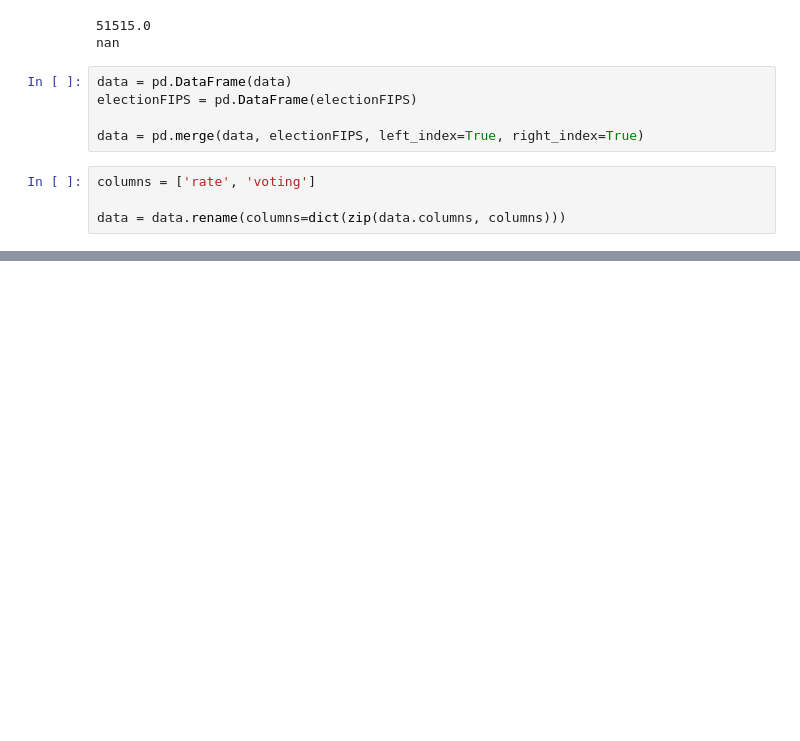
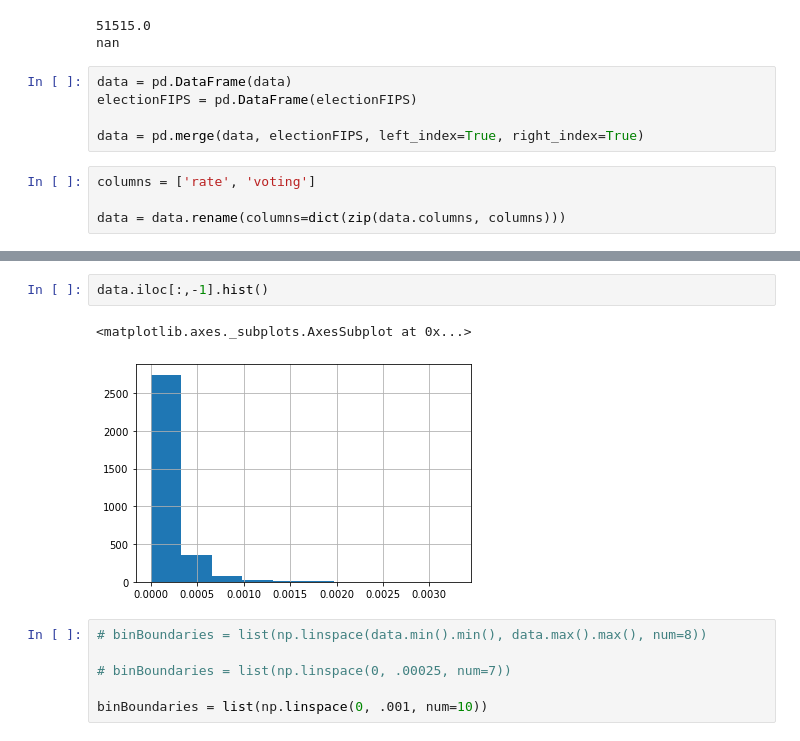
Before and after one commit to UBERCRUZER/covid19, a Jupyter notebook: mapGenerator.ipynb, the cells around one changed output, grey strips where cells are left out. Saved outputs shown, nothing was run; the diff lists cells and outputs as text; blank space fills up the shorter version.

```diff
--- a/mapGenerator.ipynb
+++ b/mapGenerator.ipynb
@@ -210,0 +276,11 @@ with open('mapByParty.svg', 'w') as file:
+# %%
+data.iloc[:,-1].hist()
+# %% [output]
+<matplotlib.axes._subplots.AxesSubplot at 0x...>
+[figure, added]
+# %%
+# binBoundaries = list(np.linspace(data.min().min(), data.max().max(), num=8))
+
+# binBoundaries = list(np.linspace(0, .00025, num=7))
+
+binBoundaries = list(np.linspace(0, .001, num=10))
```
Also changed, not shown: parts of 19 cells of this notebook, 4 other files.
